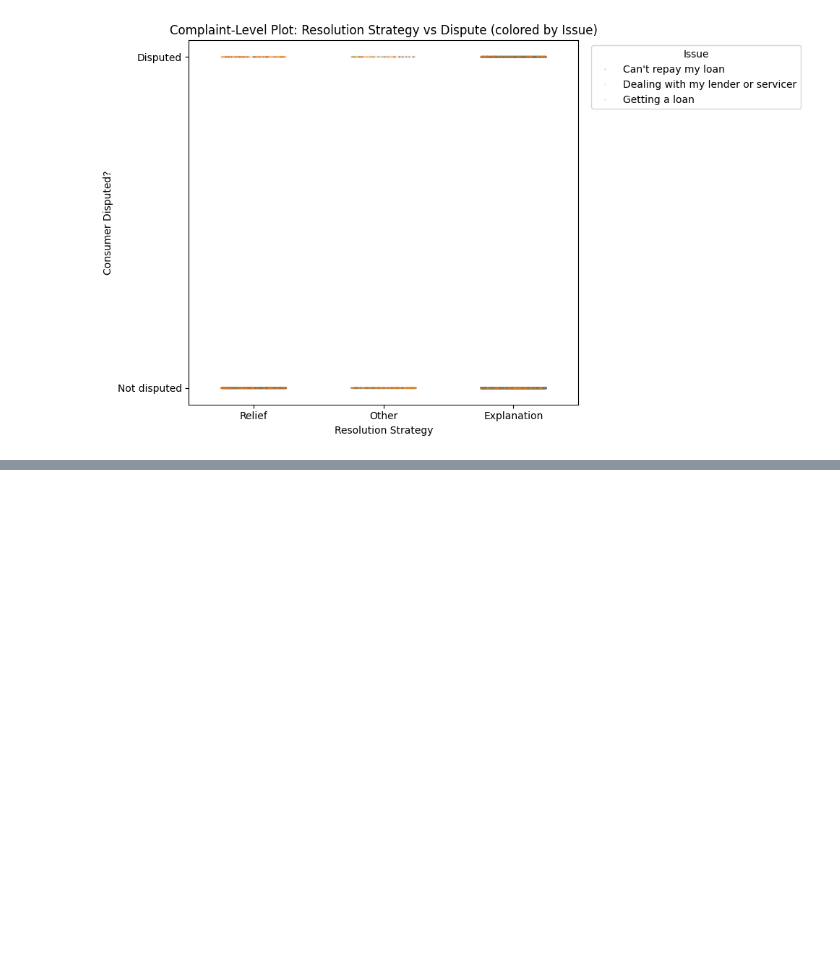
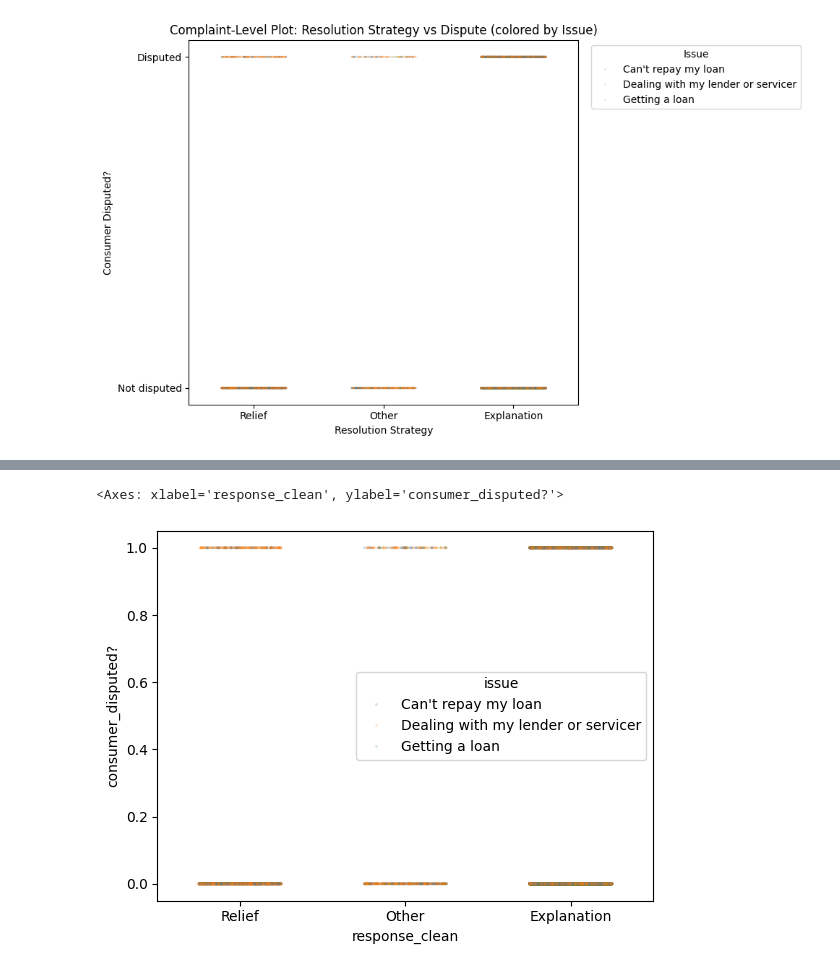
Before and after one commit to HuiqiZhao1/eco225-project-HuiqiZhao, a Jupyter notebook: Project 1/data_analysis.ipynb, the cells around one changed output, grey strips where cells are left out. Drawn from its saved outputs; the diff is of its cells as text; code cells hidden in the pictures; blank space fills up the shorter version.

```diff
--- a/Project 1/data_analysis.ipynb
+++ b/Project 1/data_analysis.ipynb
@@ -311,0 +313,13 @@ plt.show()
+# %%
+sns.stripplot(
+    data=df,
+    x="response_clean",
+    y="consumer_disputed?",
+    hue="issue",
+    jitter=0.25,
+    alpha=0.2,
+    size=2
+)
+# %% [output]
+<Axes: xlabel='response_clean', ylabel='consumer_disputed?'>
+[figure, added]
```
Also changed, not shown: parts of 13 cells of this notebook, 7 other files.
